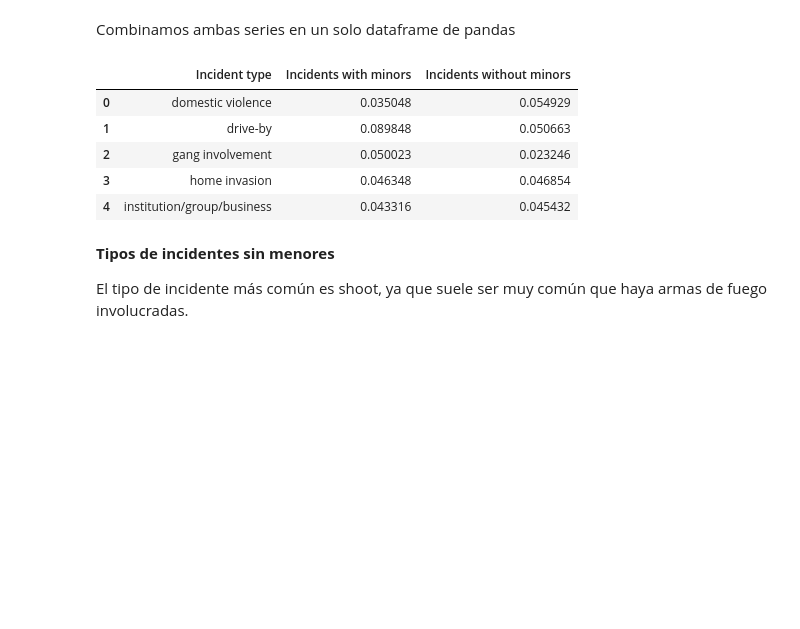
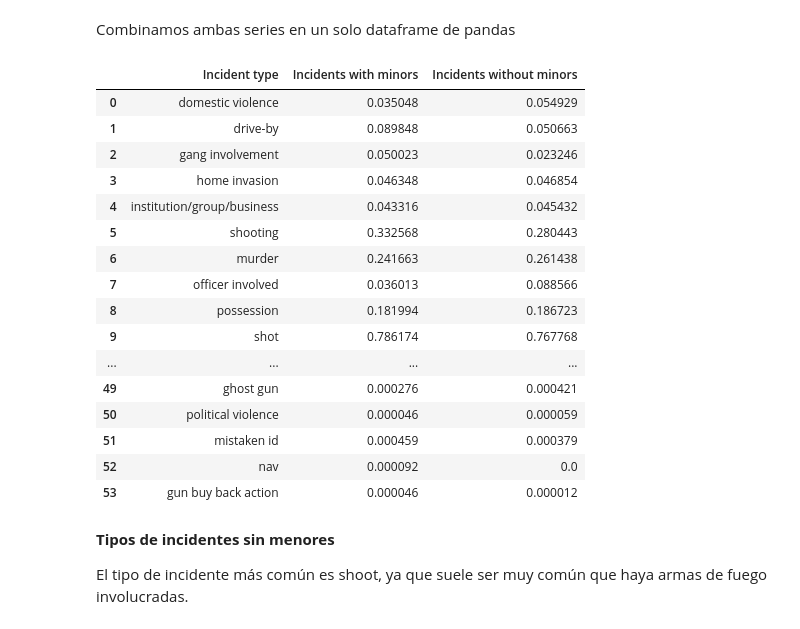
Before and after one commit to LuisG0/gun_violence_dataset, a Jupyter notebook: minors_involved_analysis_juanCarlos.ipynb, the cells around one changed output. Cells and saved outputs as stored; diff of their text form; code cells hidden in the pictures; blank space fills up the shorter version.

```diff
--- a/minors_involved_analysis_juanCarlos.ipynb
+++ b/minors_involved_analysis_juanCarlos.ipynb
@@ -156,14 +156,25 @@ n_incidents_combined = n_incidents_combined.rename(columns={
     1: 'Incidents without minors'
 })
 # %%
-n_incidents_combined.head()
+n_incidents_combined.head(n=54)
 # %% [output]
 |  | Incident type | Incidents with minors | Incidents without minors |
 | 0 | domestic violence | 0.035048 | 0.054929 |
 | 1 | drive-by | 0.089848 | 0.050663 |
 | 2 | gang involvement | 0.050023 | 0.023246 |
 | 3 | home invasion | 0.046348 | 0.046854 |
 | 4 | institution/group/business | 0.043316 | 0.045432 |
+| 5 | shooting | 0.332568 | 0.280443 |
+| 6 | murder | 0.241663 | 0.261438 |
+| 7 | officer involved | 0.036013 | 0.088566 |
+| 8 | possession | 0.181994 | 0.186723 |
+| 9 | shot | 0.786174 | 0.767768 |
+| ... | ... | ... | ... |
+| 49 | ghost gun | 0.000276 | 0.000421 |
+| 50 | political violence | 0.000046 | 0.000059 |
+| 51 | mistaken id | 0.000459 | 0.000379 |
+| 52 | nav | 0.000092 | 0.0 |
+| 53 | gun buy back action | 0.000046 | 0.000012 |
 # %% [markdown]
 **Tipos de incidentes sin menores**
 
```
Also changed, not shown: parts of 2 cells of this notebook.
